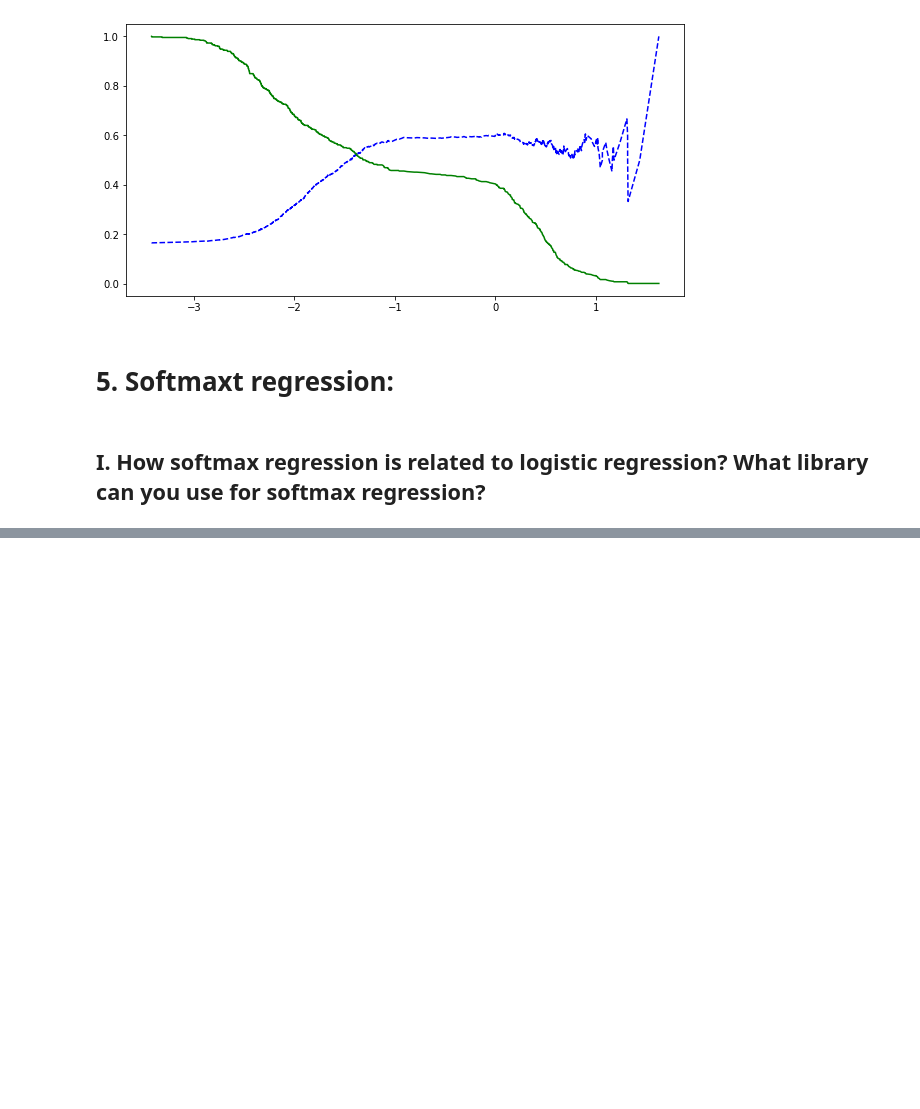
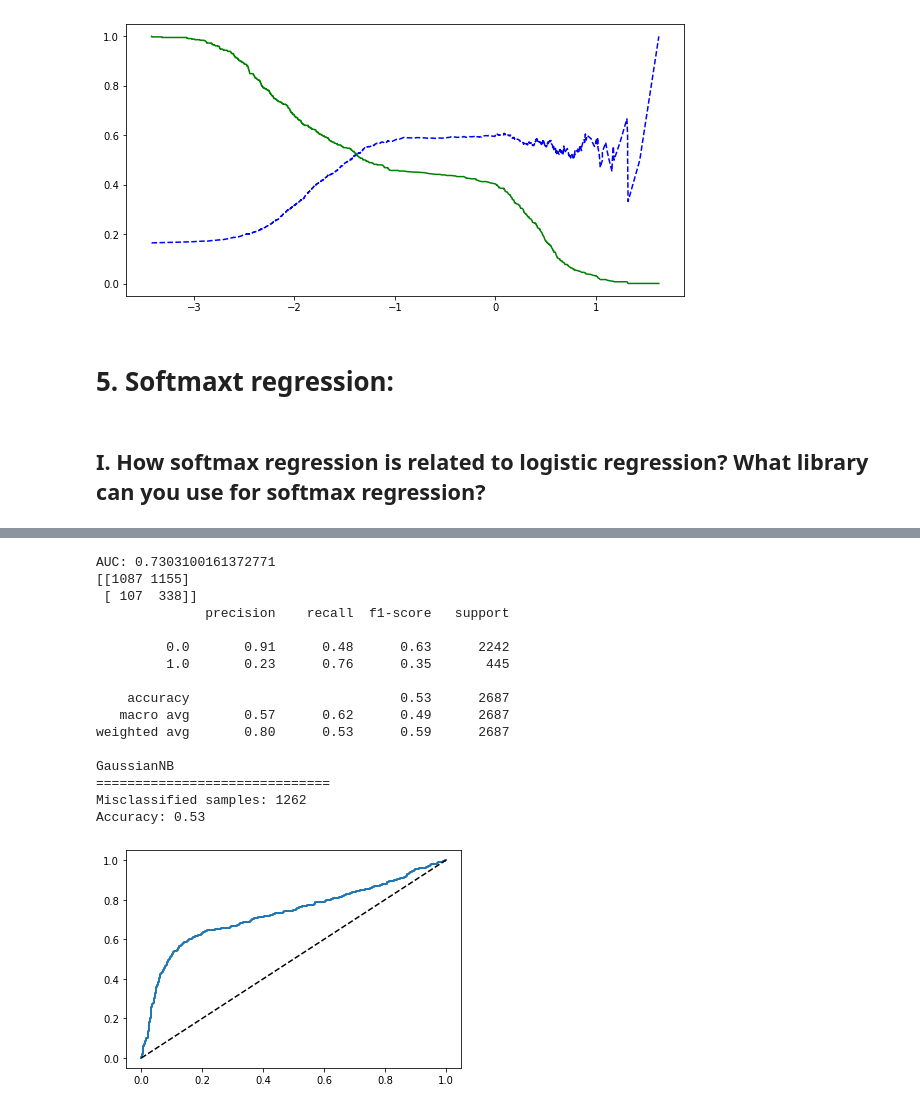
Before and after one commit to jmazor/Machine-A3, a Jupyter notebook: Mazor-A3.ipynb, the cells around one changed output, grey strips where cells are left out. Saved outputs shown, nothing was run; the diff lists cells and outputs as text; code cells hidden in the pictures; blank space fills up the shorter version.

```diff
--- a/Mazor-A3.ipynb
+++ b/Mazor-A3.ipynb
@@ -655,0 +686,6 @@ plt.show()
+# %%
+neigh.fit(X_train, y_train)
+
+y_neigh_pred = neigh.predict(X_test)
+print(confusion_matrix(y_test, y_neigh_pred))
+print(classification_report(y_test, y_neigh_pred))
@@ -655,0 +773,14 @@ plt.show()
+# %%
+steps = [('pca', PCA(n_components=21)), ('m', knn_final_model)]
+knn_pipeline = Pipeline(steps=steps)
+knn_pipeline.fit(X_train, y_train)
+y_pipeline_pred = knn_pipeline.predict(X_test)
+
+y_knn_scores = knn_pipeline.predict_proba(X_test)
+y_knn_scores = y_knn_scores[:,1]
+print("AUC: " + str(roc_auc_score(y_test, y_knn_scores)))
+
+
+#summarize results
+print(classification_report(y_test, y_pipeline_pred))
+print(confusion_matrix(y_test, y_pipeline_pred))
@@ -655,0 +808,41 @@ plt.show()
+# %%
+from sklearn.naive_bayes import GaussianNB, CategoricalNB
+gnb = GaussianNB()
+gnb.fit(X_train, y_train)
+y_gnb_pred = gnb.predict(X_test)
+y_gnb_pred_prob = gnb.predict_proba(X_test)
+y_gnb_scores = y_gnb_pred_prob[:,1]
+fpr, tpr, thresholds = roc_curve(y_test, y_gnb_scores)
+plot_roc_curve(fpr, tpr)
+print("AUC: " + str(roc_auc_score(y_test, y_gnb_scores)))
+
+from sklearn.metrics import classification_report
+print(confusion_matrix(y_test, y_gnb_pred))
+print(classification_report(y_test, y_gnb_pred))
+
+# how did our model perform?
+count_misclassified = (y_test != y_gnb_pred).sum()
+
+print("GaussianNB")
+print("=" * 30)
+print('Misclassified samples: {}'.format(count_misclassified))
+accuracy = accuracy_score(y_test, y_gnb_pred)
+print('Accuracy: {:.2f}'.format(accuracy))
+# %% [output]
+AUC: 0.7303100161372771
+[[1087 1155]
+ [ 107  338]]
+              precision    recall  f1-score   support
+
+         0.0       0.91      0.48      0.63      2242
+         1.0       0.23      0.76      0.35       445
+
+    accuracy                           0.53      2687
+   macro avg       0.57      0.62      0.49      2687
+weighted avg       0.80      0.53      0.59      2687
+
+GaussianNB
+==============================
+Misclassified samples: 1262
+Accuracy: 0.53
+[figure, added]
```
Also changed, not shown: parts of 40 cells of this notebook.
